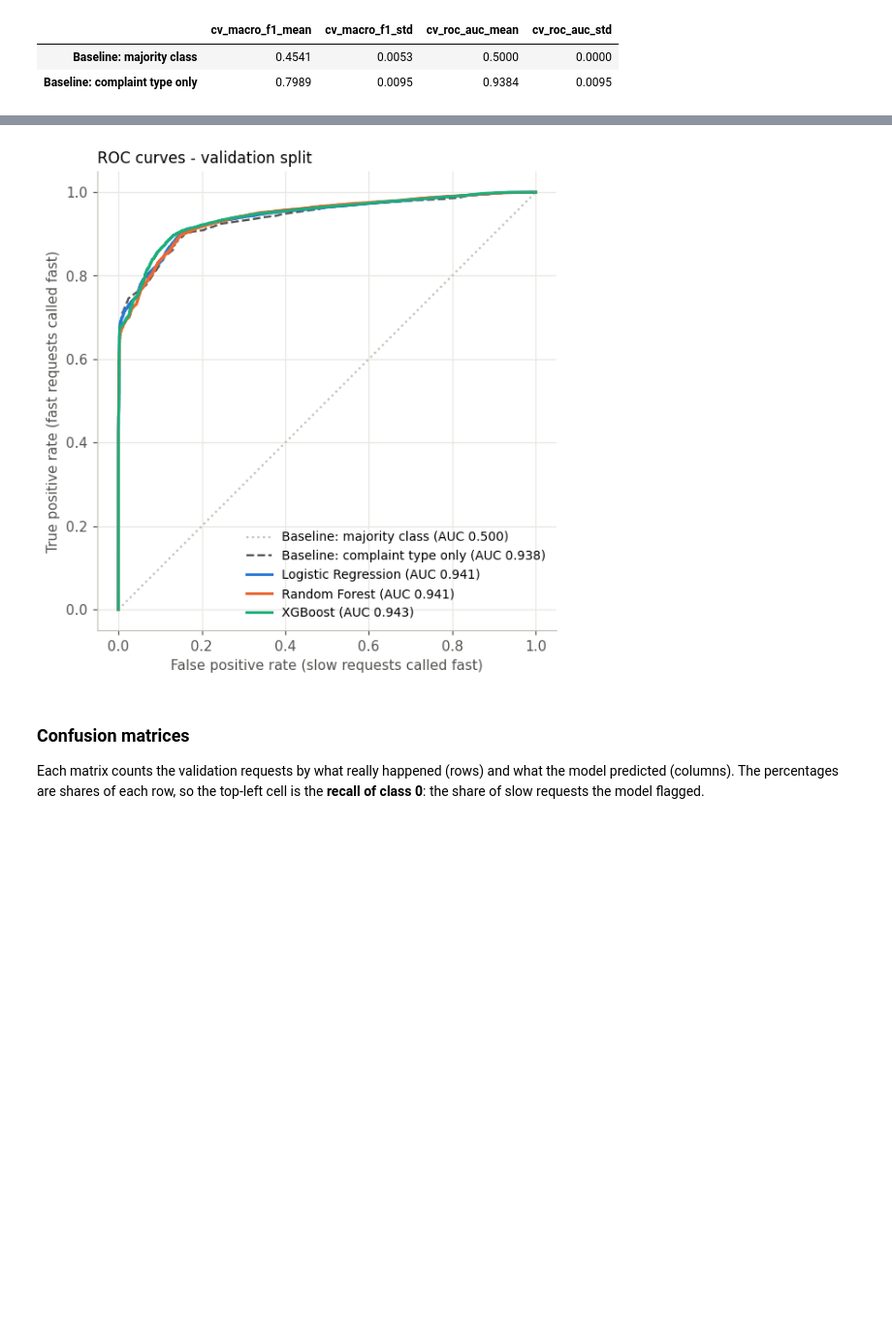
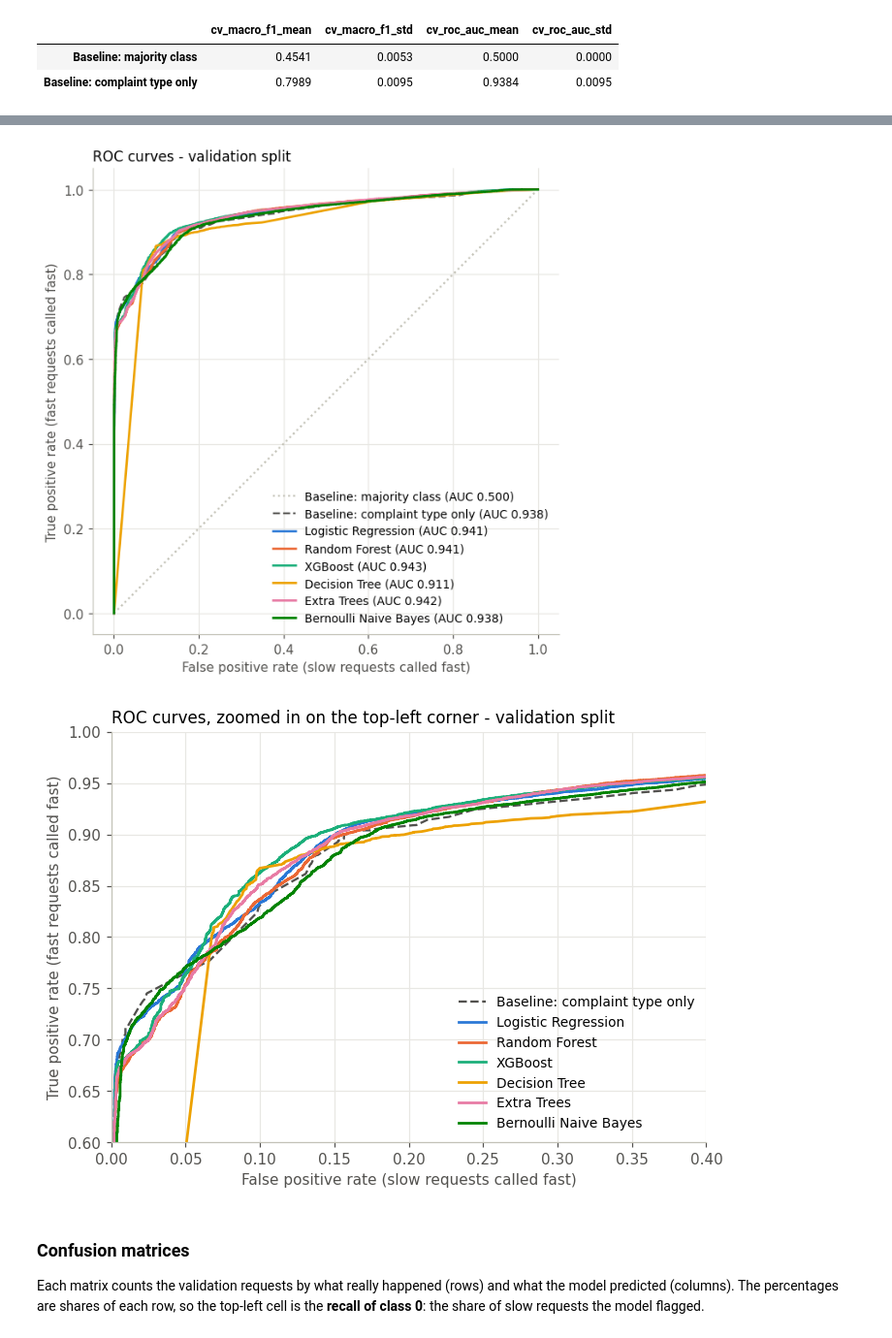
Before and after one commit to LyHenglong/CLD375-CivicAI, a Jupyter notebook: notebooks/03_model_comparison.ipynb, the cells around one changed output, grey strips where cells are left out. Shown at 97% size. Saved outputs shown, nothing was run; the diff lists cells and outputs as text; code cells hidden in the pictures; blank space fills up the shorter version.

Commit message:
Phase 5b: add Decision Tree, Extra Trees and Bernoulli Naive Bayes; select 3 models for the stack

```diff
--- a/notebooks/03_model_comparison.ipynb
+++ b/notebooks/03_model_comparison.ipynb
@@ -119,25 +152,24 @@ Each model has a few settings that change how it behaves. A small number of sett
 settings = tr.settings_to_try(y_train)
 print(f"scale_pos_weight values tried for XGBoost: full balance = {tr.class_ratio(y_train):.4f}, half-way = {np.sqrt(tr.class_ratio(y_train)):.4f}")
 
-tuning_tables, best_settings = [], {}
-for name, settings_list in settings.items():
+best_settings = {}
+for name in tr.PHASE5_MODELS + tr.PHASE5B_MODELS:
+    settings_list = settings[name]
     start = time.time()
-    table = tr.tune(name, settings_list, X_train, y_train)
-    tuning_tables.append(table)
+    table, was_loaded = tr.load_or_tune(name, settings_list, X_train, y_train, "../reports/tuning_results.csv")
     best_settings[name] = json.loads(table.loc[0, "settings"])
     cv_rows[name] = table.loc[0, ["cv_macro_f1_mean", "cv_macro_f1_std", "cv_roc_auc_mean", "cv_roc_auc_std"]].astype(float).to_dict()
-    print(f"\n{name}: {len(settings_list)} settings x 5 folds, {time.time() - start:.0f} s. Best first:")
+    how = "loaded from reports/tuning_results.csv, not run again" if was_loaded else f"tuned now in {time.time() - start:.0f} s"
+    print(f"\n{name}: {len(settings_list)} settings x 5 folds, {how}. Best first:")
     with pd.option_context("display.max_colwidth", None):
         display(table.drop(columns="model").style.format({c: "{:.4f}" for c in table.columns if c.startswith("cv_") and c != "cv_seconds"})
                 .format({"cv_seconds": "{:.0f}"}).set_properties(subset=["settings"], **{"text-align": "left"}))
 
-tuning = pd.concat(tuning_tables, ignore_index=True)
-tuning.to_csv("../reports/tuning_results.csv", index=False)
 Path("../reports/best_settings.json").write_text(json.dumps(best_settings, indent=2), encoding="utf-8")
 print("\nBest settings:")
 for name, chosen in best_settings.items():
     print(f"  {name}: {chosen}")
-print("Saved ../reports/tuning_results.csv and ../reports/best_settings.json")
+print("reports/tuning_results.csv holds every setting tried; reports/best_settings.json holds the best one per model.")
 # %% [output]
 scale_pos_weight values tried for XGBoost: full balance = 0.2076, half-way = 0.4556
 
@@ -201,7 +257,7 @@ one_request = X_val.iloc[[0]]
 fitted, probabilities, rows = {}, {}, []
 
 candidates = dict(baselines)
-candidates.update({name: tr.make_model(name, best_settings[name]) for name in best_settings})
+candidates.update({name: tr.make_model(name, best_settings[name]) for name in MODELS})
 for name, model in candidates.items():
     train_seconds = tr.fit_timed(model, X_train, y_train)
     metrics, probabilities[name] = tr.evaluate(model, X_val, y_val)
@@ -211,9 +267,7 @@ for name, model in candidates.items():
                  "predict_one_ms": tr.predict_one_ms(model, one_request),
                  "settings": json.dumps(best_settings.get(name, {}))})
 
-comparison = pd.DataFrame(rows).set_index("model")
-comparison.to_csv("../reports/model_comparison.csv")
-print("Saved ../reports/model_comparison.csv")
+comparison = pd.DataFrame(rows).set_index("model")     # saved in section 8, once the selection is known
 
 iterations = fitted["Logistic Regression"]["model"].n_iter_[0]
 print(f"Logistic Regression converged in {iterations} iterations (limit 3000).")
@@ -278,24 +341,41 @@ Cost of each model
 
 For every possible cut-off, the ROC curve shows the share of fast requests correctly recognised (y axis) against the share of slow requests wrongly called fast (x axis). A curve closer to the top-left corner is better; the diagonal is a model that guesses. The area under the curve is the ROC-AUC.
 # %%
-fig, ax = plt.subplots(figsize=(6.6, 6))
+fig, ax = plt.subplots(figsize=(7.2, 6.6))
 ax.plot([0, 1], [0, 1], color=GREY, linewidth=1.5, linestyle=":",
         label=f"Baseline: majority class (AUC {comparison.loc['Baseline: majority class', 'roc_auc']:.3f})")
 fpr, tpr, _ = roc_curve(y_val, probabilities["Baseline: complaint type only"])
 ax.plot(fpr, tpr, color=INK, linewidth=1.5, linestyle="--",
         label=f"Baseline: complaint type only (AUC {comparison.loc['Baseline: complaint type only', 'roc_auc']:.3f})")
 for name, color in MODEL_COLORS.items():
     fpr, tpr, _ = roc_curve(y_val, probabilities[name])
-    ax.plot(fpr, tpr, color=color, linewidth=2, label=f"{name} (AUC {comparison.loc[name, 'roc_auc']:.3f})")
+    ax.plot(fpr, tpr, color=color, linewidth=1.8, label=f"{name} (AUC {comparison.loc[name, 'roc_auc']:.3f})")
 ax.set_xlabel("False positive rate (slow requests called fast)")
 ax.set_ylabel("True positive rate (fast requests called fast)")
 ax.set_title("ROC curves - validation split", loc="left", fontsize=11)
 ax.set_aspect("equal")
 ax.legend(loc="lower right", frameon=False, fontsize=9)
 fig.savefig(FIG_DIR / "05_roc_curves.png")
 plt.show()
+
+# The curves lie close together, so the same plot again, zoomed in on the top-left corner
+fig, ax = plt.subplots(figsize=(7.2, 5))
+fpr, tpr, _ = roc_curve(y_val, probabilities["Baseline: complaint type only"])
+ax.plot(fpr, tpr, color=INK, linewidth=1.5, linestyle="--", label="Baseline: complaint type only")
+for name, color in MODEL_COLORS.items():
+    fpr, tpr, _ = roc_curve(y_val, probabilities[name])
+    ax.plot(fpr, tpr, color=color, linewidth=1.8, label=name)
+ax.set_xlim(0, 0.4)
+ax.set_ylim(0.6, 1.0)
+ax.set_xlabel("False positive rate (slow requests called fast)")
+ax.set_ylabel("True positive rate (fast requests called fast)")
+ax.set_title("ROC curves, zoomed in on the top-left corner - validation split", loc="left", fontsize=11)
+ax.legend(loc="lower right", frameon=False, fontsize=9)
+fig.savefig(FIG_DIR / "05_roc_curves_zoom.png")
+plt.show()
 # %% [output]
-[figure, old version]
+[figure, new version]
+[figure, added]
 # %% [markdown]
 ### Confusion matrices
 
```
Also changed, not shown: parts of 25 cells of this notebook, 12 other files.
